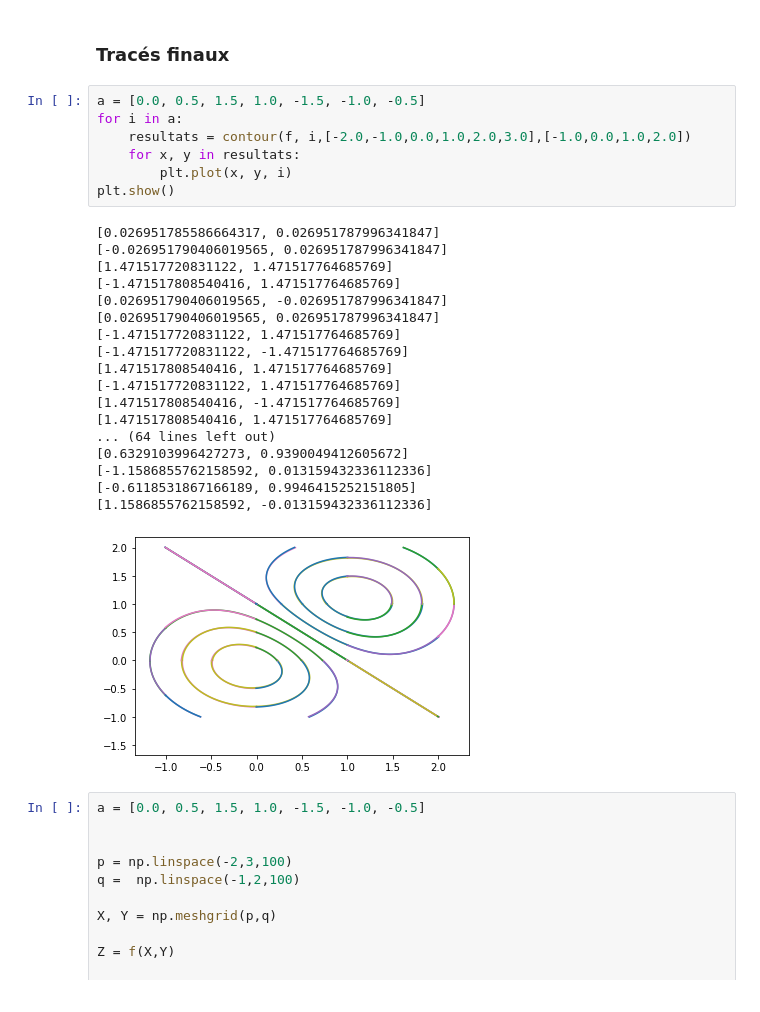
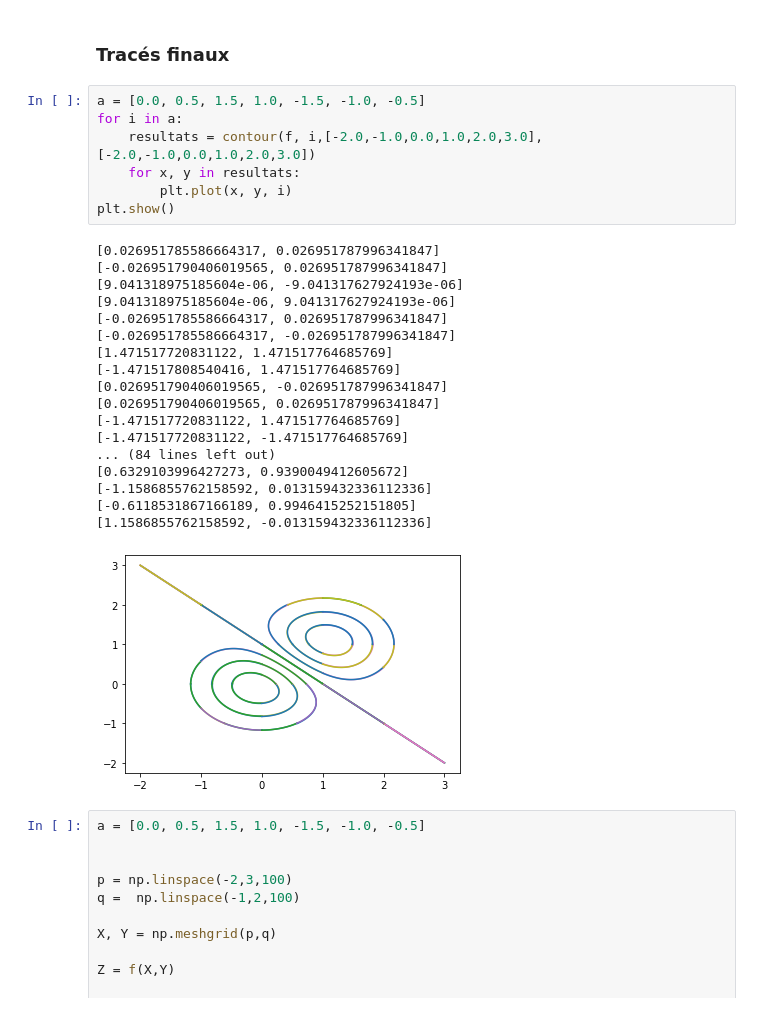
Before and after one commit to lmoeneclaey/Projet_Maths_Info, a Jupyter notebook: Projet_Maths_Info.ipynb, the cells around one changed output. Cells and saved outputs as stored; diff of their text form.

```diff
--- a/Projet_Maths_Info.ipynb
+++ b/Projet_Maths_Info.ipynb
@@ -209,29 +209,29 @@ def contour(f, c, xs=[0.0, 1.0], ys=[0.0, 1.0], delta=0.01):
 # %%
 a = [0.0, 0.5, 1.5, 1.0, -1.5, -1.0, -0.5]
 for i in a:
-    resultats = contour(f, i,[-2.0,-1.0,0.0,1.0,2.0,3.0],[-1.0,0.0,1.0,2.0])
+    resultats = contour(f, i,[-2.0,-1.0,0.0,1.0,2.0,3.0],[-2.0,-1.0,0.0,1.0,2.0,3.0])
     for x, y in resultats:
         plt.plot(x, y, i)
 plt.show()
 # %% [output]
 [0.026951785586664317, 0.026951787996341847]
 [-0.026951790406019565, 0.026951787996341847]
+[9.041318975185604e-06, -9.041317627924193e-06]
+[9.041318975185604e-06, 9.041317627924193e-06]
+[-0.026951785586664317, 0.026951787996341847]
+[-0.026951785586664317, -0.026951787996341847]
 [1.471517720831122, 1.471517764685769]
 [-1.471517808540416, 1.471517764685769]
 [0.026951790406019565, -0.026951787996341847]
 [0.026951790406019565, 0.026951787996341847]
 [-1.471517720831122, 1.471517764685769]
 [-1.471517720831122, -1.471517764685769]
-[1.471517808540416, 1.471517764685769]
-[-1.471517720831122, 1.471517764685769]
-[1.471517808540416, -1.471517764685769]
-[1.471517808540416, 1.471517764685769]
-... (64 lines left out)
+... (84 lines left out)
 [0.6329103996427273, 0.9390049412605672]
 [-1.1586855762158592, 0.013159432336112336]
 [-0.6118531867166189, 0.9946415252151805]
 [1.1586855762158592, -0.013159432336112336]
-[figure, old version]
+[figure, new version]
 # %%
 a = [0.0, 0.5, 1.5, 1.0, -1.5, -1.0, -0.5]
 
```
